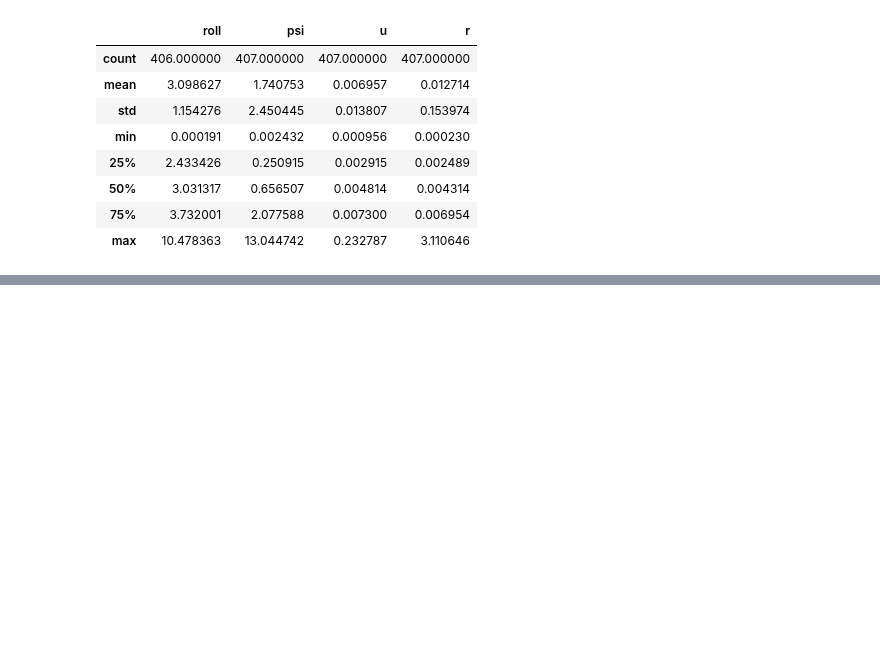
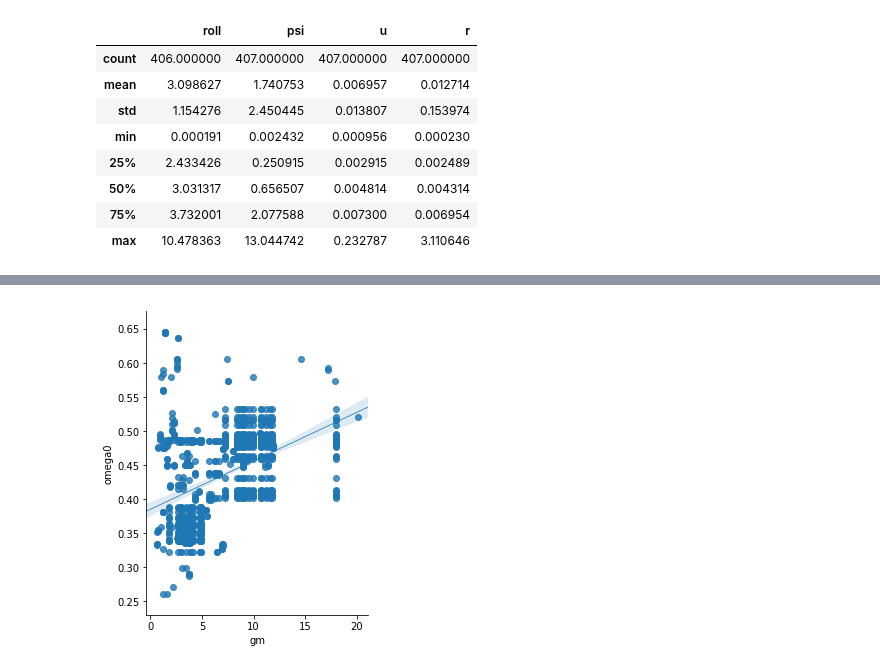
Before and after one commit to martinlarsalbert/rolldecay, a Jupyter notebook: notebooks/rolldecay/04.3_maa_mdl_db_roll_decay_content.ipynb, the cells around one changed output, grey strips where cells are left out. Cells and saved outputs as stored; diff of their text form; code cells hidden in the pictures; blank space fills up the shorter version.

```diff
--- a/notebooks/rolldecay/04.3_maa_mdl_db_roll_decay_content.ipynb
+++ b/notebooks/rolldecay/04.3_maa_mdl_db_roll_decay_content.ipynb
@@ -147,0 +332,6 @@ std[cols].describe()
+# %%
+x_vars = ['gm']
+sns.pairplot(df_rolldecay, x_vars=x_vars, y_vars=['omega0'],
+             height=5, aspect=.8, kind="reg");
+# %% [output]
+[figure, added]
```
Also changed, not shown: parts of 18 cells of this notebook, 9 other files.
